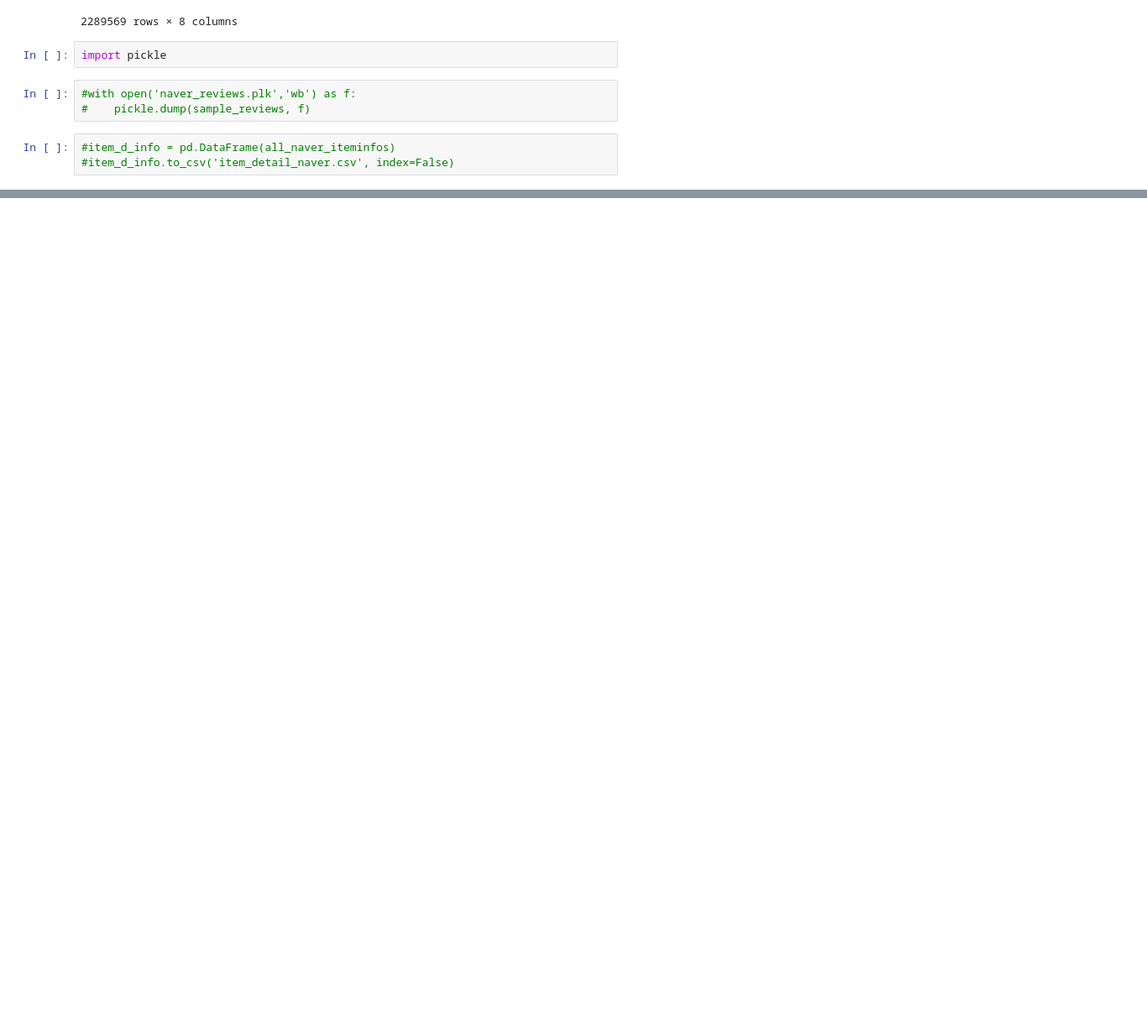
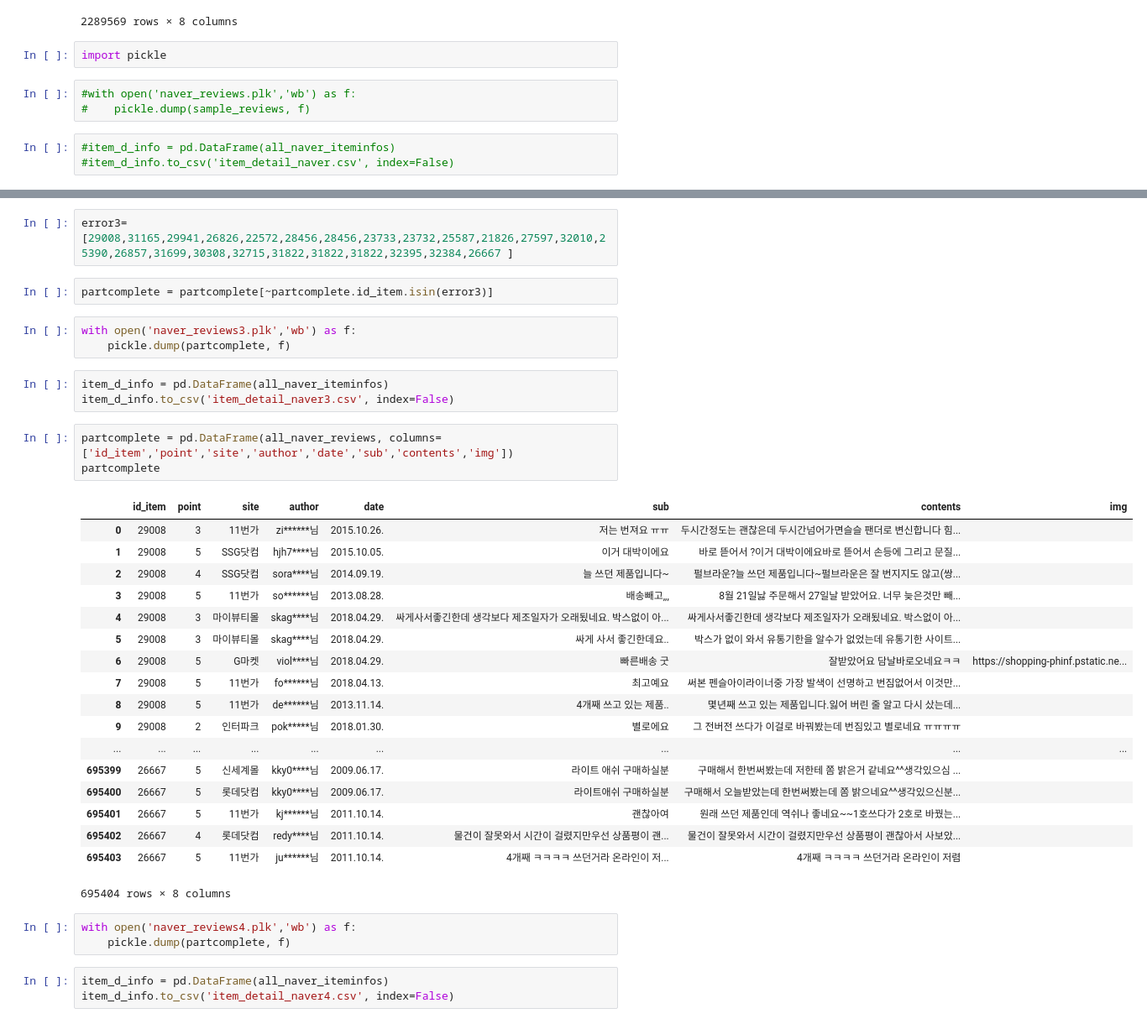
Before and after one commit to dooyeoung/getitbeauty_analysis, a Jupyter notebook: crawling_comments.ipynb, the cells around one changed output, grey strips where cells are left out. Shown: that part at 84% size. Drawn from its saved outputs; the diff is of its cells as text; blank space fills up the shorter version.

```diff
--- a/crawling_comments.ipynb
+++ b/crawling_comments.ipynb
@@ -286,0 +458,38 @@ import pickle
+# %%
+error3=[29008,31165,29941,26826,22572,28456,28456,23733,23732,25587,21826,27597,32010,25390,26857,31699,30308,32715,31822,31822,31822,32395,32384,26667 ]
+# %%
+partcomplete = partcomplete[~partcomplete.id_item.isin(error3)]
+# %%
+with open('naver_reviews3.plk','wb') as f:
+    pickle.dump(partcomplete, f)
+# %%
+item_d_info = pd.DataFrame(all_naver_iteminfos)
+item_d_info.to_csv('item_detail_naver3.csv', index=False)
+# %%
+partcomplete = pd.DataFrame(all_naver_reviews, columns=['id_item','point','site','author','date','sub','contents','img'])
+partcomplete
+# %% [output]
+|  | id_item | point | site | author | date | sub | contents | img |
+| 0 | 29008 | 3 | 11번가 | zi******님 | 2015.10.26. | 저는 번져요 ㅠㅠ | 두시간정도는 괜찮은데 두시간넘어가면슬슬 팬더로 변신합니다 힘... |  |
+| 1 | 29008 | 5 | SSG닷컴 | hjh7****님 | 2015.10.05. | 이거 대박이에요 | 바로 뜯어서 ?이거 대박이에요바로 뜯어서 손등에 그리고 문질... |  |
+| 2 | 29008 | 4 | SSG닷컴 | sora****님 | 2014.09.19. | 늘 쓰던 제품입니다~ | 펄브라운?늘 쓰던 제품입니다~펄브라운은 잘 번지지도 않고(쌍... |  |
+| 3 | 29008 | 5 | 11번가 | so******님 | 2013.08.28. | 배송빼고,,, | 8월 21일낧 주문해서 27일날 받았어요. 너무 늦은것만 빼... |  |
+| 4 | 29008 | 3 | 마이뷰티몰 | skag****님 | 2018.04.29. | 싸게사서좋긴한데 생각보다 제조일자가 오래됬네요. 박스없이 아... | 싸게사서좋긴한데 생각보다 제조일자가 오래됬네요. 박스없이 아... |  |
+| 5 | 29008 | 3 | 마이뷰티몰 | skag****님 | 2018.04.29. | 싸게 사서 좋긴한데요.. | 박스가 없이 와서 유통기한을 알수가 없었는데 유통기한 사이트... |  |
+| 6 | 29008 | 5 | G마켓 | viol****님 | 2018.04.29. | 빠른배송 굿 | 잘받았어요 담날바로오네요ㅋㅋ | https://shopping-phinf.pstatic.ne... |
+| 7 | 29008 | 5 | 11번가 | fo******님 | 2018.04.13. | 최고예요 | 써본 펜슬아이라이너중 가장 발색이 선명하고 번짐없어서 이것만... |  |
+| 8 | 29008 | 5 | 11번가 | de******님 | 2013.11.14. | 4개째 쓰고 있는 제품.. | 몇년째 쓰고 있는 제품입니다.잃어 버린 줄 알고 다시 샀는데... |  |
+| 9 | 29008 | 2 | 인터파크 | pok*****님 | 2018.01.30. | 별로에요 | 그 전버전 쓰다가 이걸로 바꿔봤는데 번짐있고 별로네요 ㅠㅠㅠㅠ |  |
+| ... | ... | ... | ... | ... | ... | ... | ... | ... |
+| 695399 | 26667 | 5 | 신세계몰 | kky0****님 | 2009.06.17. | 라이트 애쉬 구매하실분 | 구매해서 한번써봤는데 저한테 쫌 밝은거 같네요^^생각있으심 ... |  |
+| 695400 | 26667 | 5 | 롯데닷컴 | kky0****님 | 2009.06.17. | 라이트애쉬 구매하실분 | 구매해서 오늘받았는데 한번써봤는데 쫌 밝으네요^^생각있으신분... |  |
+| 695401 | 26667 | 5 | 11번가 | kj******님 | 2011.10.14. | 괜찮아여 | 원래 쓰던 제품인데 역쉬나 좋네요~~1호쓰다가 2호로 바꿨는... |  |
+| 695402 | 26667 | 4 | 롯데닷컴 | redy****님 | 2011.10.14. | 물건이 잘못와서 시간이 걸렸지만우선 상품평이 괜... | 물건이 잘못와서 시간이 걸렸지만우선 상품평이 괜찮아서 사보았... |  |
+| 695403 | 26667 | 5 | 11번가 | ju******님 | 2011.10.14. | 4개째 ㅋㅋㅋㅋ 쓰던거라 온라인이 저... | 4개째 ㅋㅋㅋㅋ 쓰던거라 온라인이 저렴 |  |
+695404 rows × 8 columns
+# %%
+with open('naver_reviews4.plk','wb') as f:
+    pickle.dump(partcomplete, f)
+# %%
+item_d_info = pd.DataFrame(all_naver_iteminfos)
+item_d_info.to_csv('item_detail_naver4.csv', index=False)
```
Also changed, not shown: parts of 25 cells of this notebook, 1 other file.
